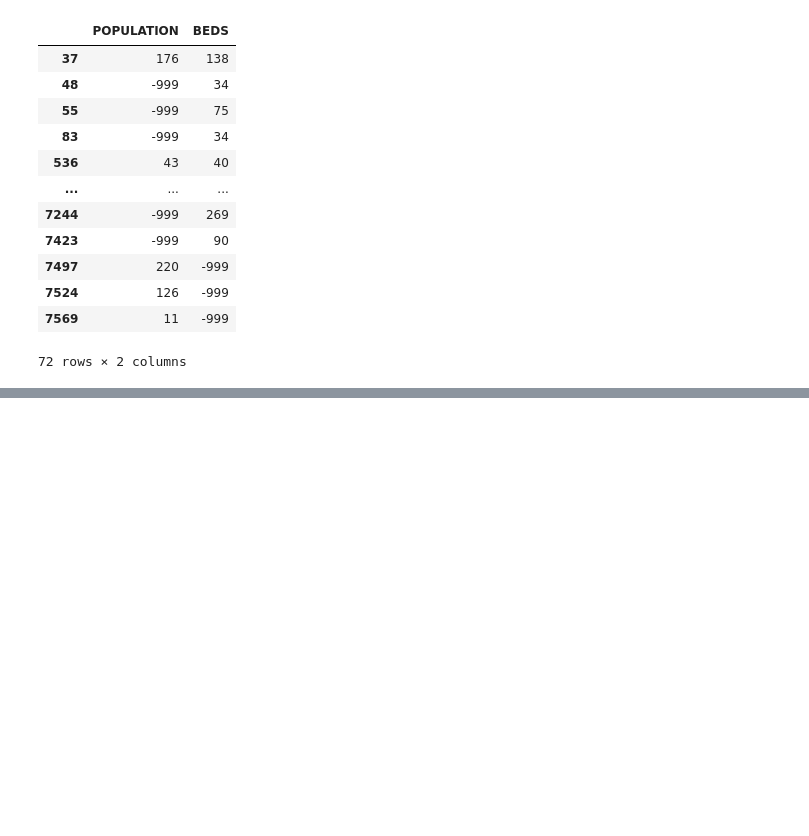
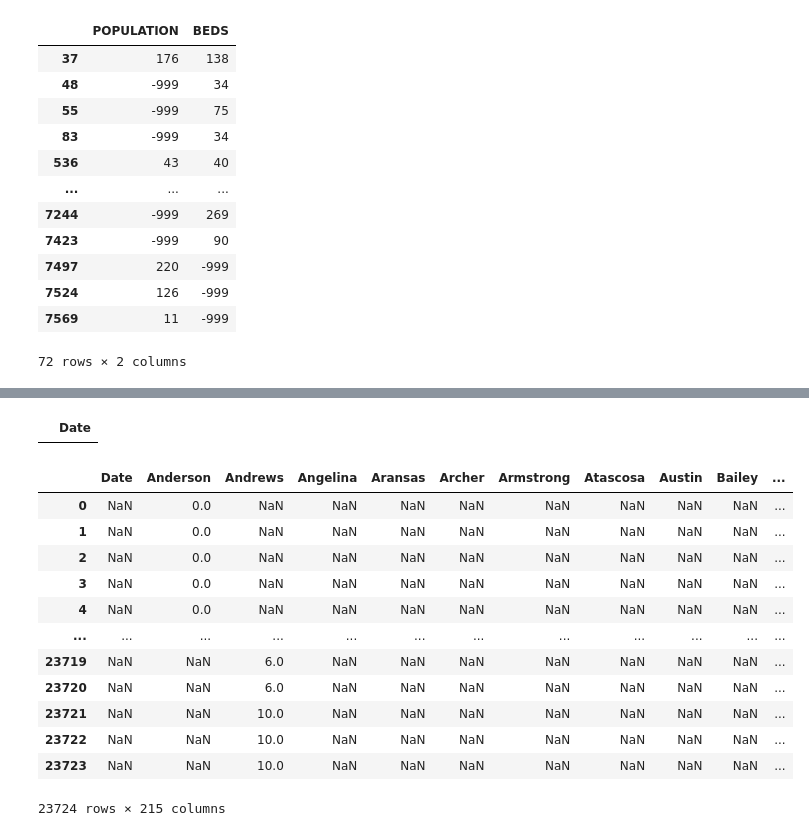
Before and after one commit to krishshanmukh/Covid-Visualization, a Jupyter notebook: Untitled.ipynb, the cells around one changed output, grey strips where cells are left out. Cells and saved outputs as stored; diff of their text form; code cells hidden in the pictures; blank space fills up the shorter version.

```diff
--- a/Untitled.ipynb
+++ b/Untitled.ipynb
@@ -77,0 +127,3 @@ df_covid
+# %%
+guam = pd.DataFrame(columns=['Guam'])
+guam
@@ -77,0 +132,5 @@ df_covid
+# %%
+for i in range(1,80):
+    sum = 0;
+    sum+=df_covid[df_covid["Province_State"] == "Guam"][""+str(i)]
+    guam = guam.append({"Guam":sum.values[0]},ignore_index=True)
@@ -77,0 +153,30 @@ df_covid
+# %%
+texas_c = pd.DataFrame(columns=['Date'])
+texas_c
+# %% [output]
+|  | Date |
+# %%
+for (columnName, columnData) in texas.iteritems():
+    if columnName == "Admin2":
+        for i in range(1,3):
+            for j in range(1,80):
+                sum = 0;
+                sum+=texas[texas["Admin2"] == columnData.values[i-1]][""+str(j)]
+                texas_c = texas_c.append({columnData.values[i-1]:sum.values[0]},ignore_index=True)
+#         print('Column Contents : ', columnData.values)
+# %%
+texas_c
+# %% [output]
+|  | Date | Anderson | Andrews | Angelina | Aransas | Archer | Armstrong | Atascosa | Austin | Bailey | ... |
+| 0 | NaN | 0.0 | NaN | NaN | NaN | NaN | NaN | NaN | NaN | NaN | ... |
+| 1 | NaN | 0.0 | NaN | NaN | NaN | NaN | NaN | NaN | NaN | NaN | ... |
+| 2 | NaN | 0.0 | NaN | NaN | NaN | NaN | NaN | NaN | NaN | NaN | ... |
+| 3 | NaN | 0.0 | NaN | NaN | NaN | NaN | NaN | NaN | NaN | NaN | ... |
+| 4 | NaN | 0.0 | NaN | NaN | NaN | NaN | NaN | NaN | NaN | NaN | ... |
+| ... | ... | ... | ... | ... | ... | ... | ... | ... | ... | ... | ... |
+| 23719 | NaN | NaN | 6.0 | NaN | NaN | NaN | NaN | NaN | NaN | NaN | ... |
+| 23720 | NaN | NaN | 6.0 | NaN | NaN | NaN | NaN | NaN | NaN | NaN | ... |
+| 23721 | NaN | NaN | 10.0 | NaN | NaN | NaN | NaN | NaN | NaN | NaN | ... |
+| 23722 | NaN | NaN | 10.0 | NaN | NaN | NaN | NaN | NaN | NaN | NaN | ... |
+| 23723 | NaN | NaN | 10.0 | NaN | NaN | NaN | NaN | NaN | NaN | NaN | ... |
+23724 rows × 215 columns
```
Also changed, not shown: parts of 8 cells of this notebook, 2 other files.
